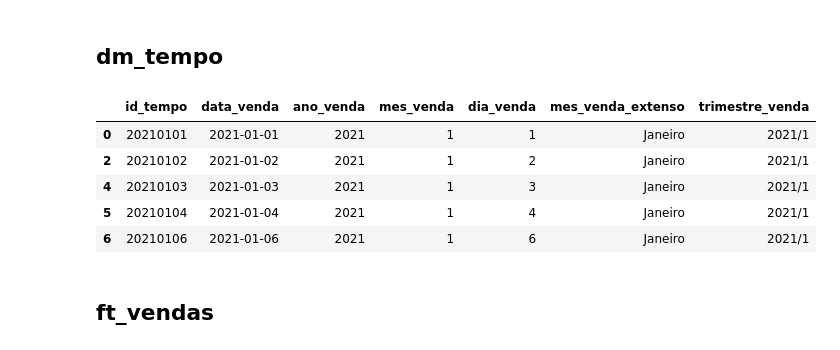
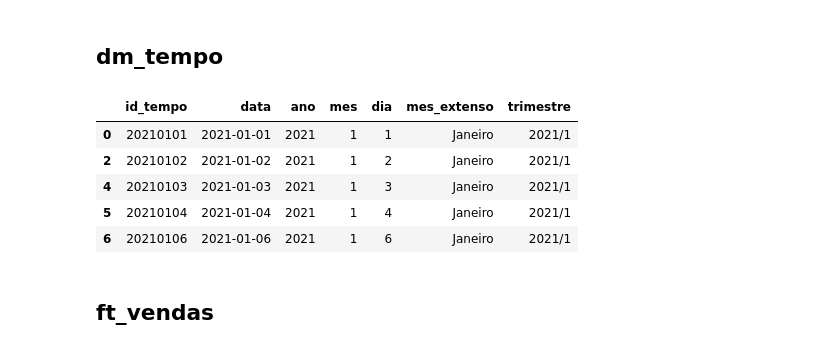
Before and after one commit to nataliafonseca/etl_controle_de_vendas, a Jupyter notebook: notebook.ipynb, the cells around one changed output. Cells and saved outputs as stored; diff of their text form; code cells hidden in the pictures.

```diff
--- a/notebook.ipynb
+++ b/notebook.ipynb
@@ -7,7 +6,7 @@ import numpy as np
 # 1 - Extract
 # %%
 # Criação da engine do sql alchemy para o banco operacional.
-db_connection = sqlalchemy.create_engine(
+db_connection_in = sqlalchemy.create_engine(
     'postgresql+pg8000://postgres:123456@localhost:5433/operational_db',
     client_encoding='utf8',
 )
@@ -24,7 +23,7 @@ clientes_df.head()
 | 4 | 5 | Adolfo Patrício | PE | M | Silver |
 # %%
 # Extração da tabela vendas para dataframe do pandas
-vendas_df = pd.read_sql('SELECT * FROM relacional.vendas', db_connection)
+vendas_df = pd.read_sql('SELECT * FROM relacional.vendas', db_connection_in)
 vendas_df.head()
 # %% [output]
 |  | idvenda | idvendedor | idcliente | data | total |
@@ -156,74 +171,49 @@ dm_classe_produto_df.head()
 # %%
 dm_tempo_df = pd.DataFrame()
 
 dm_tempo_df['id_tempo'] = (
     vendas_df['data'].astype(str).str.replace('-', '')
 ).astype(int)
-dm_tempo_df['data_venda'] = vendas_df['data']
+dm_tempo_df['data'] = vendas_df['data']
 
-dm_tempo_df['ano_venda'] = pd.DatetimeIndex(dm_tempo_df['data_venda']).year
-dm_tempo_df['mes_venda'] = pd.DatetimeIndex(dm_tempo_df['data_venda']).month
-dm_tempo_df['dia_venda'] = pd.DatetimeIndex(dm_tempo_df['data_venda']).day
+dm_tempo_df['ano'] = pd.DatetimeIndex(dm_tempo_df['data']).year
+dm_tempo_df['mes'] = pd.DatetimeIndex(dm_tempo_df['data']).month
+dm_tempo_df['dia'] = pd.DatetimeIndex(dm_tempo_df['data']).day
 
-dm_tempo_df['mes_venda_extenso'] = pd.DatetimeIndex(
-    dm_tempo_df['data_venda']
-).month
-dm_tempo_df['mes_venda_extenso'] = dm_tempo_df['mes_venda_extenso'].replace(
-    1, 'Janeiro'
-)
-dm_tempo_df['mes_venda_extenso'] = dm_tempo_df['mes_venda_extenso'].replace(
-    2, 'Fevereiro'
-)
-dm_tempo_df['mes_venda_extenso'] = dm_tempo_df['mes_venda_extenso'].replace(
-    3, 'Março'
-)
-dm_tempo_df['mes_venda_extenso'] = dm_tempo_df['mes_venda_extenso'].replace(
-    4, 'Abril'
-)
-dm_tempo_df['mes_venda_extenso'] = dm_tempo_df['mes_venda_extenso'].replace(
-    5, 'Maio'
-)
-dm_tempo_df['mes_venda_extenso'] = dm_tempo_df['mes_venda_extenso'].replace(
-    6, 'Junho'
-)
-dm_tempo_df['mes_venda_extenso'] = dm_tempo_df['mes_venda_extenso'].replace(
-    7, 'Julho'
-)
-dm_tempo_df['mes_venda_extenso'] = dm_tempo_df['mes_venda_extenso'].replace(
-    8, 'Agosto'
-)
-dm_tempo_df['mes_venda_extenso'] = dm_tempo_df['mes_venda_extenso'].replace(
-    9, 'Setembro'
-)
-dm_tempo_df['mes_venda_extenso'] = dm_tempo_df['mes_venda_extenso'].replace(
-    10, 'Outubro'
-)
-dm_tempo_df['mes_venda_extenso'] = dm_tempo_df['mes_venda_extenso'].replace(
-    11, 'Novembro'
-)
-dm_tempo_df['mes_venda_extenso'] = dm_tempo_df['mes_venda_extenso'].replace(
-    12, 'Dezembro'
-)
+dm_tempo_df['mes_extenso'] = pd.DatetimeIndex(dm_tempo_df['data']).month
+dm_tempo_df['mes_extenso'] = dm_tempo_df['mes_extenso'].replace(1, 'Janeiro')
+dm_tempo_df['mes_extenso'] = dm_tempo_df['mes_extenso'].replace(2, 'Fevereiro')
+dm_tempo_df['mes_extenso'] = dm_tempo_df['mes_extenso'].replace(3, 'Março')
+dm_tempo_df['mes_extenso'] = dm_tempo_df['mes_extenso'].replace(4, 'Abril')
+dm_tempo_df['mes_extenso'] = dm_tempo_df['mes_extenso'].replace(5, 'Maio')
+dm_tempo_df['mes_extenso'] = dm_tempo_df['mes_extenso'].replace(6, 'Junho')
+dm_tempo_df['mes_extenso'] = dm_tempo_df['mes_extenso'].replace(7, 'Julho')
+dm_tempo_df['mes_extenso'] = dm_tempo_df['mes_extenso'].replace(8, 'Agosto')
+dm_tempo_df['mes_extenso'] = dm_tempo_df['mes_extenso'].replace(9, 'Setembro')
+dm_tempo_df['mes_extenso'] = dm_tempo_df['mes_extenso'].replace(10, 'Outubro')
+dm_tempo_df['mes_extenso'] = dm_tempo_df['mes_extenso'].replace(11, 'Novembro')
+dm_tempo_df['mes_extenso'] = dm_tempo_df['mes_extenso'].replace(12, 'Dezembro')
 
-dm_tempo_df['trimestre_venda_aux'] = pd.DatetimeIndex(
-    dm_tempo_df['data_venda']
-).month
-dm_tempo_df['trimestre_venda_aux'] = pd.cut(
-    dm_tempo_df['trimestre_venda_aux'],
+dm_tempo_df['trimestre_aux'] = pd.DatetimeIndex(dm_tempo_df['data']).month
+dm_tempo_df['trimestre_aux'] = pd.cut(
+    dm_tempo_df['trimestre_aux'],
     bins=[1, 4, 7, 10, float('inf')],
     right=False,
     labels=[1, 2, 3, 4],
 )
 
 
-dm_tempo_df['trimestre_venda'] = dm_tempo_df['ano_venda'].astype(
-    str) + '/' + dm_tempo_df['trimestre_venda_aux'].astype(str)
-dm_tempo_df.drop(columns=['trimestre_venda_aux'], inplace=True)
+dm_tempo_df['trimestre'] = (
+    dm_tempo_df['ano'].astype(str)
+    + '/'
+    + dm_tempo_df['trimestre_aux'].astype(str)
+)
+dm_tempo_df.drop(columns=['trimestre_aux'], inplace=True)
 
 dm_tempo_df.drop_duplicates(inplace=True)
 dm_tempo_df.head()
 # %% [output]
-|  | id_tempo | data_venda | ano_venda | mes_venda | dia_venda | mes_venda_extenso | trimestre_venda |
+|  | id_tempo | data | ano | mes | dia | mes_extenso | trimestre |
 | 0 | 20210101 | 2021-01-01 | 2021 | 1 | 1 | Janeiro | 2021/1 |
 | 2 | 20210102 | 2021-01-02 | 2021 | 1 | 2 | Janeiro | 2021/1 |
 | 4 | 20210103 | 2021-01-03 | 2021 | 1 | 3 | Janeiro | 2021/1 |
```
Also changed, not shown: parts of 19 cells of this notebook, 3 other files.
